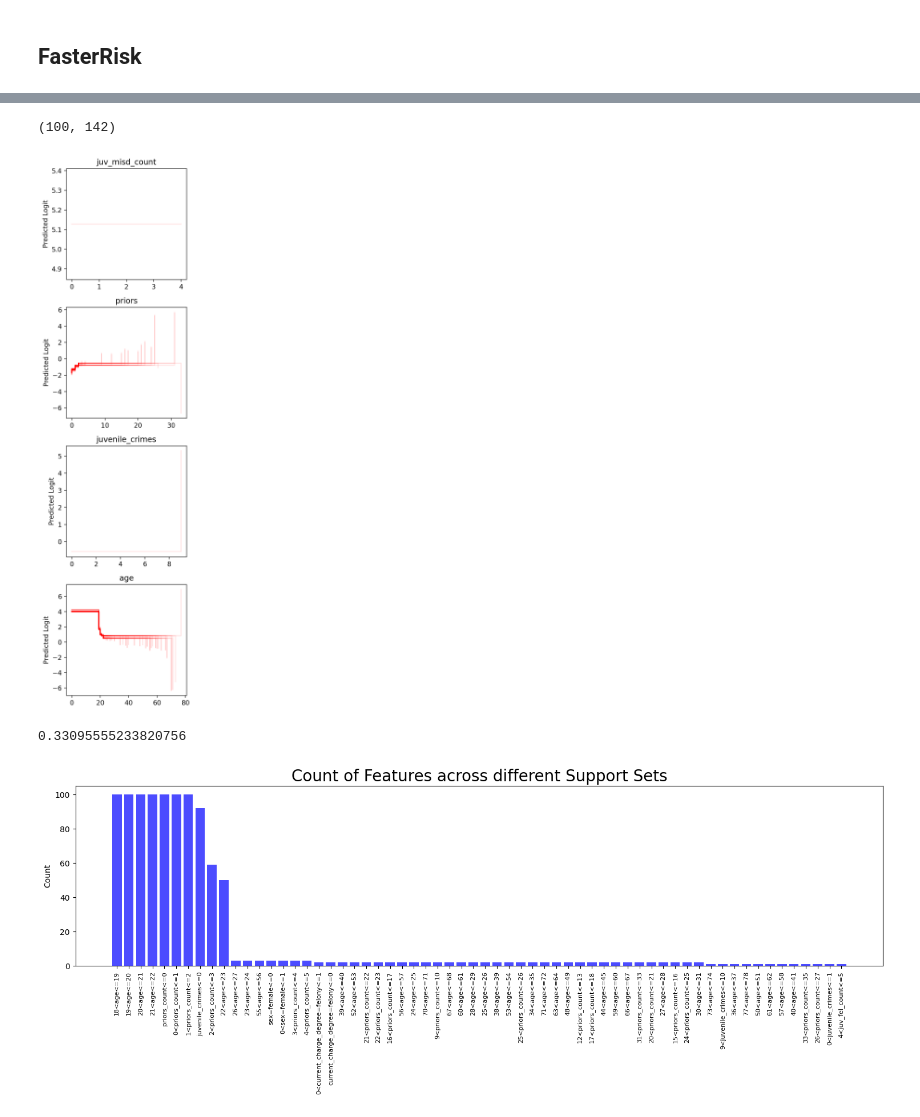
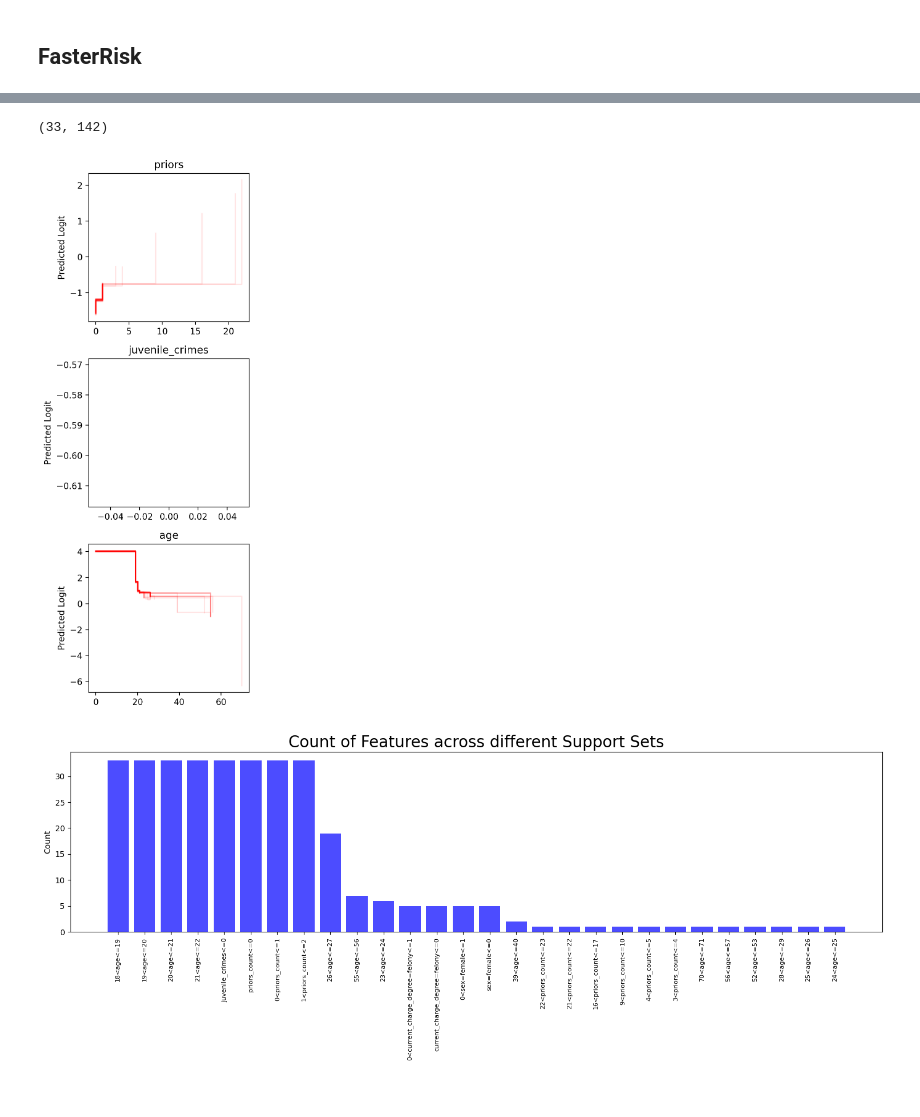
Before and after one commit to chrisli36/gam-rashoman-set, a Jupyter notebook: explore.ipynb, the cells around one changed output, grey strips where cells are left out. Cells and saved outputs as stored; diff of their text form; code cells hidden in the pictures.

Commit message:
can do 1, 2, and 3 swaps

```diff
--- a/explore.ipynb
+++ b/explore.ipynb
@@ -91,0 +81,11 @@ sparseDiversePool_betas = rs.sparseDiversePool_betas
+# %%
+from FasterRisk.src.fasterrisk import fasterrisk
+
+# using extended get sparse diverse pool
+rs = fasterrisk.RiskScoreOptimizer(X_one_hot, y, k=10, lb=-100, ub=100, gap_tolerance=0.003, select_top_m=100)
+rs.optimize(generate_non_integer_solution=True, test=True, swaps=2)
+beta0, betas = rs.sparseDiversePool_beta0, rs.sparseDiversePool_betas
+
+# rs = fasterrisk.RiskScoreOptimizer(X_one_hot, y, k=10, lb=-100, ub=100, gap_tolerance=0.002, select_top_m=100)
+# rs.optimize(generate_non_integer_solution=True, test=True, swaps=1)
+# beta0, betas = rs.sparseDiversePool_beta0, rs.sparseDiversePool_betas
@@ -91,0 +110,12 @@ sparseDiversePool_betas = rs.sparseDiversePool_betas
+# %%
+mean_loss = 0
+for i in range(len(betas)):
+    wi = betas[i, :]
+    intercepti = beta0[i]
+    logit = X_one_hot @ wi + intercepti
+    y_pred = np.exp(logit) / (1 + np.exp(logit))
+    y_pred = np.where(y_pred > 0.5, 1, -1)
+    mean_loss += (y != y_pred).mean()
+    print(np.nonzero(wi)[0])
+    print((y != y_pred).mean())
+print(mean_loss / len(betas))
@@ -97,9 +145,9 @@ sparseDiversePool_betas = rs.sparseDiversePool_betas
 # Domain knowledge -> support sets
 # modify beam search to only include support sets that are sufficiently different
 # (where a diversity parameter is specified by the user)
-print(sparseDiversePool_betas.shape)
+print(betas.shape)
 # %% [output]
-(100, 142)
+(33, 142)
 # %%
 import numpy as np
 import pandas as pd
@@ -156,49 +204,35 @@ def plot_gam(X, X_one_hot, header, list_of_weights):
                 ax = fig.add_axes([0.05, 0.1+counter, 0.2, 0.8])
                 ax_dict[feature] = ax
                 counter += 1
             else:
                 ax = ax_dict[feature]
             thresholds, feature_weights = zip(*thresholds_weights)
 
             x = range(len(thresholds))  # X-axis positions for thresholds
             x_vals, y_vals = [], []
             x_vals.append(0)
             y_vals.append(feature_weights[0])
             flag = False
             for i in range(len(thresholds) - 1):
                 x_vals.append(thresholds[i][0])
                 y_vals.append(feature_weights[i])
             if flag:
                 continue
 
             # For the last value of the interval, add it once more
             x_vals.append(thresholds[-1][0])
             y_vals.append(feature_weights[-1])
 
             ax.step(x_vals, y_vals, where="post", color='r', alpha=0.1)
             ax.set_ylabel("Predicted Logit")
             ax.set_title(feature)
     plt.tight_layout()
     plt.show()
     return union_of_support_sets
 
-union_of_support_sets = plot_gam(X, X_one_hot, header, sparseDiversePool_betas[:100, :])
+union_of_support_sets = plot_gam(X, X_one_hot, header, betas[:100, :])
 # %% [output]
-[figure, old version]
+[figure, new version]
-# %%
-mean_loss = 0
-for i in range(len(sparseDiversePool_betas)):
-    wi = sparseDiversePool_betas[i, :]
-    intercepti = sparseDiversePool_beta0[i]
-    y_pred = np.exp(X_one_hot@wi + intercepti) / \
-        (1+np.exp(X_one_hot@wi + intercepti))
-    y_pred[y_pred > 0.5] = 1
-    y_pred[y_pred <= 0.5] = -1
-    mean_loss += (y != y_pred).mean()
-    # print((y!=y_pred).mean())
-print(mean_loss/len(sparseDiversePool_betas))
-# %% [output]
-0.33095555233820756
 # %%
 # Given dictionary
 sorted_data = dict(sorted(union_of_support_sets.items(), key=lambda x: x[1], reverse=True))
@@ -216,7 +250,7 @@ plt.title('Count of Features across different Support Sets', fontsize=20)
 plt.tight_layout()
 plt.show()
 # %% [output]
-[figure, old version]
+[figure, new version]
 # %%
 header = pkl.load(open(betas_fastSparse, 'rb'))['header_new']
 header = [i.replace('.0', '') for i in header]
```
Also changed, not shown: parts of 4 cells of this notebook, 5 other files.
